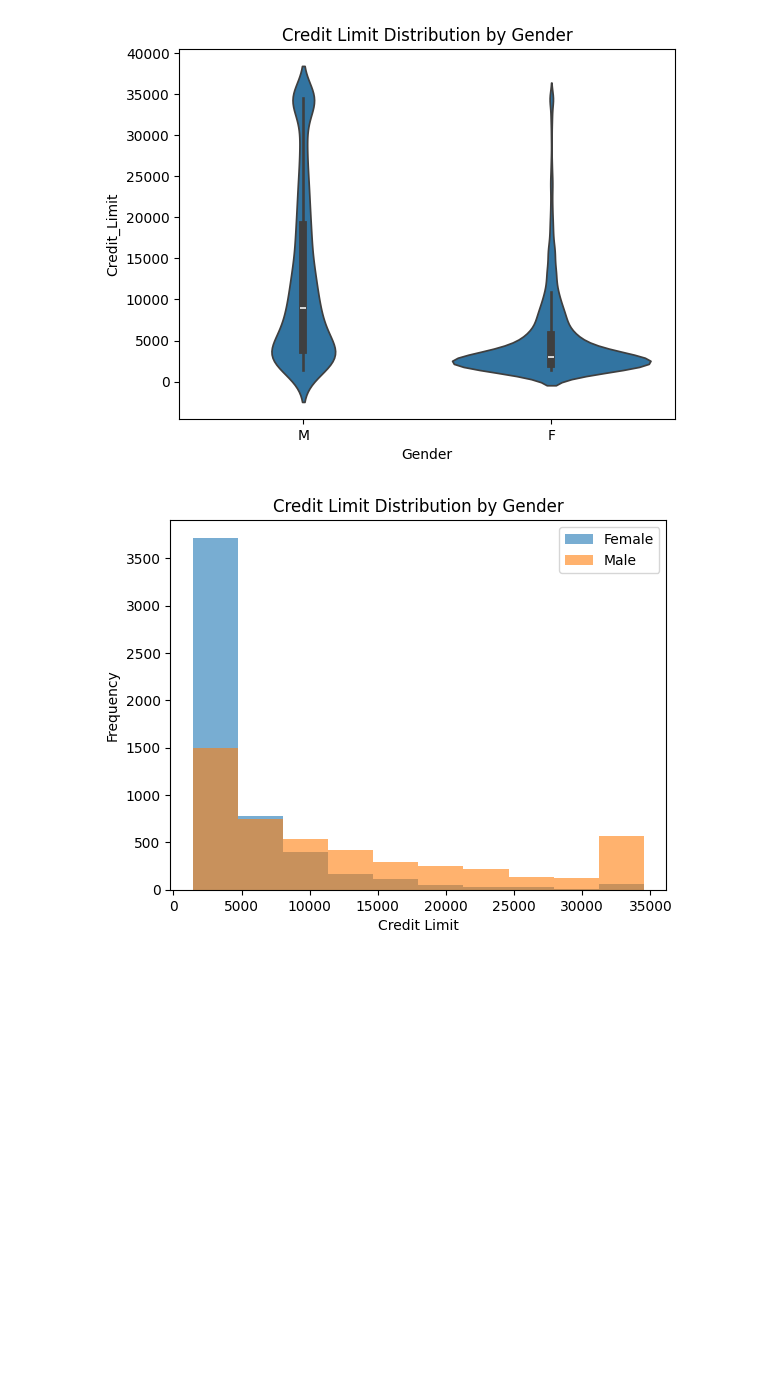
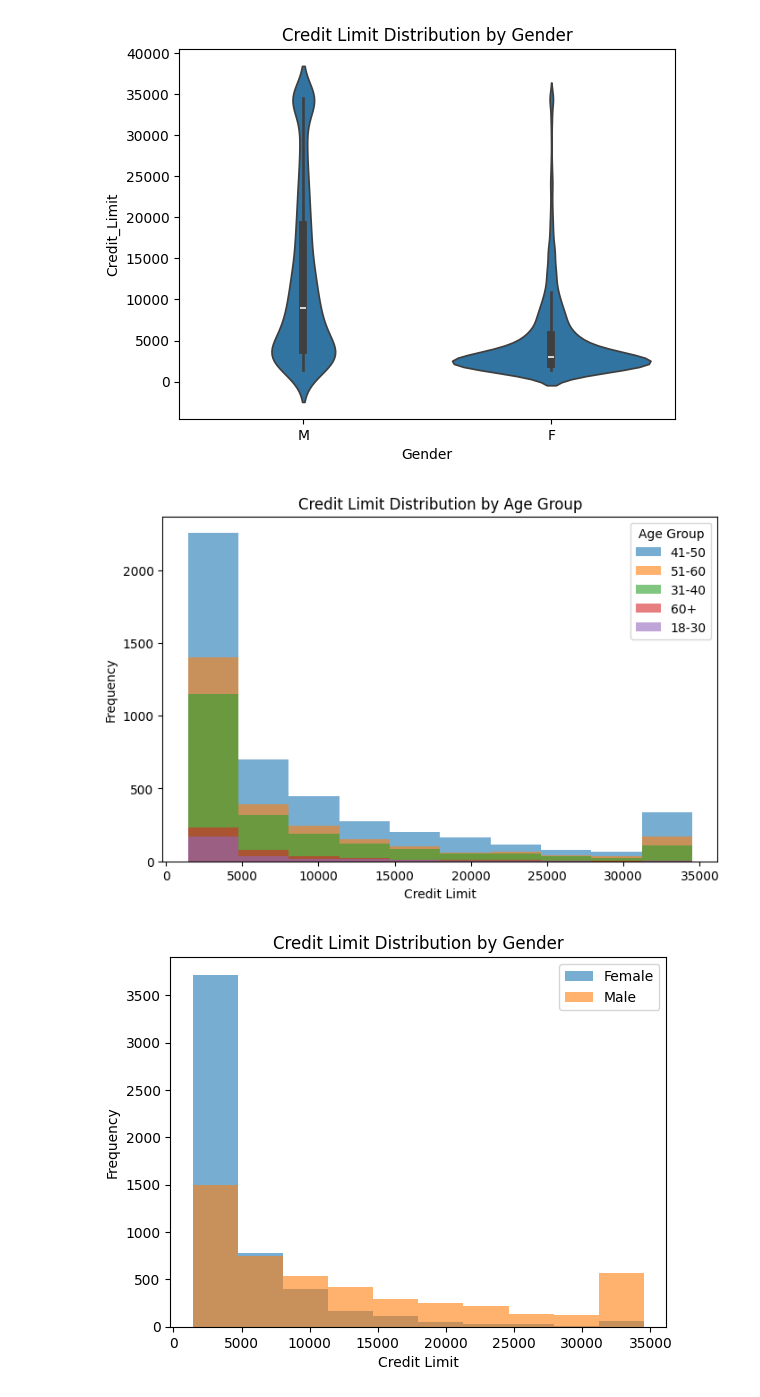
Before and after one commit to sharvmahajan/TE, a Jupyter notebook: A3/DSBDAL_Assignment_3A.ipynb, the cells around one changed output. Cells and saved outputs as stored; diff of their text form; code cells hidden in the pictures; blank space fills up the shorter version.

```diff
--- a/A3/DSBDAL_Assignment_3A.ipynb
+++ b/A3/DSBDAL_Assignment_3A.ipynb
@@ -108,6 +154,22 @@ plt.title("Credit Limit Distribution by Gender")
 plt.show()
 # %% [output]
 [figure]
+# %%
+plt.figure(figsize=(8,5))
+
+for group in df["Age_Group"].unique():
+    plt.hist(df[df["Age_Group"] == group]["Credit_Limit"],
+             alpha=0.6,
+             label=str(group))
+
+plt.xlabel("Credit Limit")
+plt.ylabel("Frequency")
+plt.title("Credit Limit Distribution by Age Group")
+plt.legend(title="Age Group")
+
+plt.show()
+# %% [output]
+[figure, added]
 # %%
 plt.hist(df[df["Gender"] == "F"]["Credit_Limit"], alpha=0.6, label="Female")
 plt.hist(df[df["Gender"] == "M"]["Credit_Limit"], alpha=0.6, label="Male")
```
Also changed, not shown: parts of 10 cells of this notebook.
